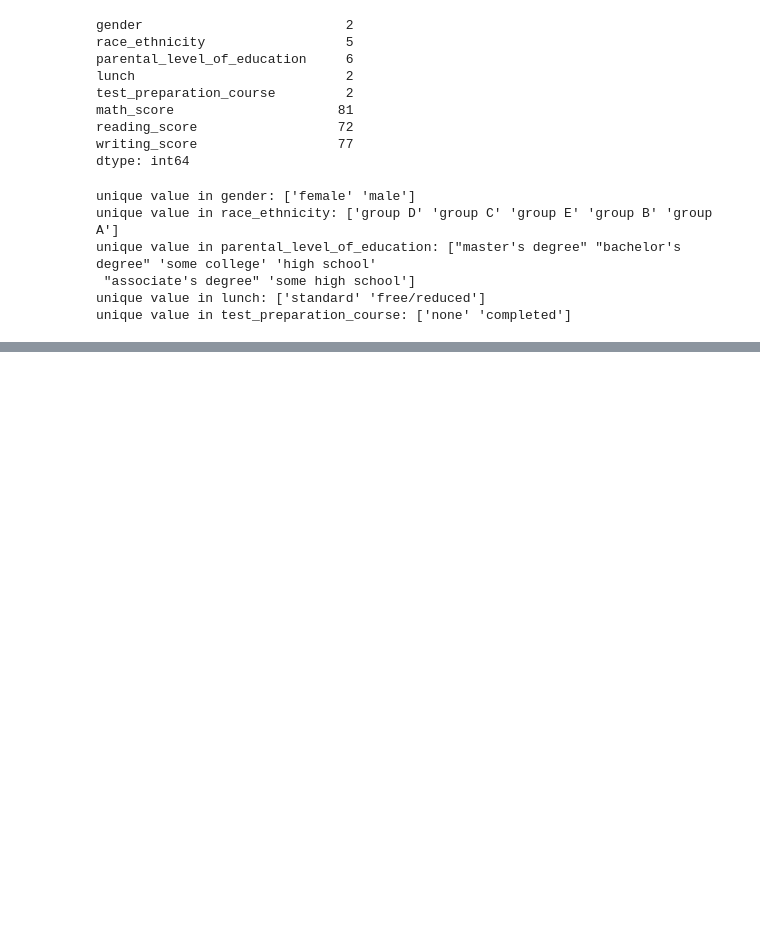
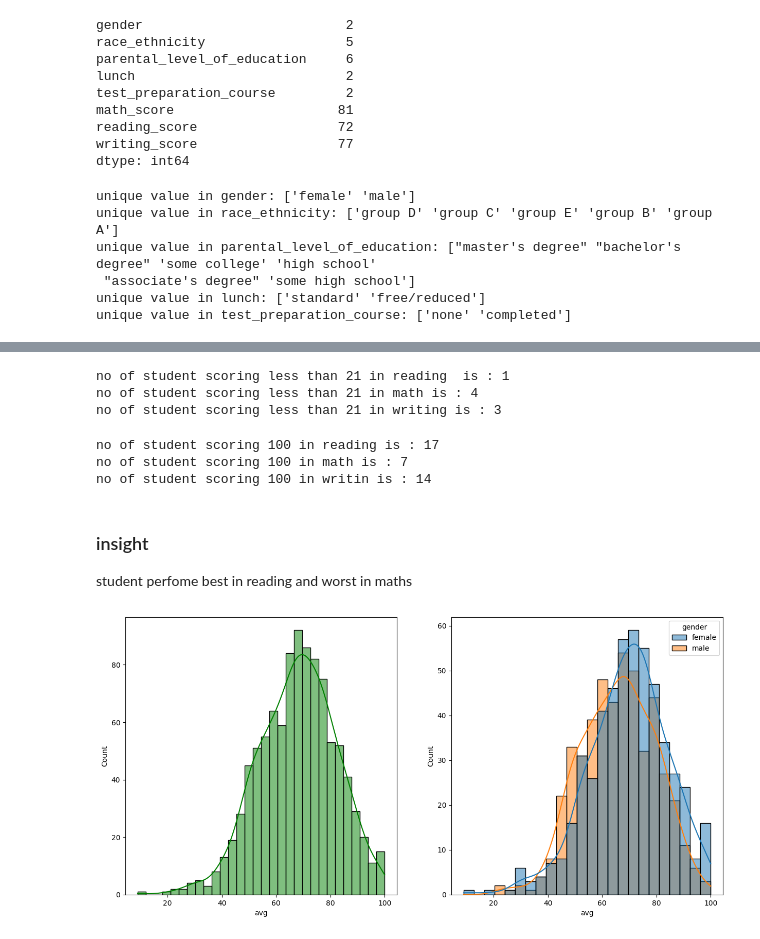
Before and after one commit to Sarthak1311/dsproject, a Jupyter notebook: notebook/EDA student performace.ipynb, the cells around one changed output, grey strips where cells are left out. Drawn from its saved outputs; the diff is of its cells as text; code cells hidden in the pictures; blank space fills up the shorter version.

```diff
--- a/notebook/EDA student performace.ipynb
+++ b/notebook/EDA student performace.ipynb
@@ -93,0 +181,4 @@ there are 5 numerical columns :['gender', 'race_ethnicity', 'parental_level_of_e
+# %%
+df['total'] = df['reading_score']+df['math_score'] + df['writing_score']
+df["avg"] = df['total']/3
+df.head()
@@ -93,0 +204,37 @@ there are 5 numerical columns :['gender', 'race_ethnicity', 'parental_level_of_e
+# %%
+reading_less_20 = df[df['reading_score']<=20]['avg'].count()
+math_less_20 = df[df['math_score']<=20]['avg'].count()
+writing_less_20 = df[df['writing_score']<=20]['avg'].count()
+
+print(f"no of student scoring less than 21 in reading  is : {reading_less_20}")
+print(f"no of student scoring less than 21 in math is : {math_less_20}")
+print(f"no of student scoring less than 21 in writing is : {writing_less_20}")
+# %% [output]
+no of student scoring less than 21 in reading  is : 1
+no of student scoring less than 21 in math is : 4
+no of student scoring less than 21 in writing is : 3
+# %%
+reading_100 = df[df['reading_score']==100]['avg'].count()
+math_100 = df[df['math_score']==100]['avg'].count()
+writing_100 = df[df['writing_score']==100]['avg'].count()
+
+print(f"no of student scoring 100 in reading is : {reading_100}")
+print(f"no of student scoring 100 in math is : {math_100}")
+print(f"no of student scoring 100 in writin is : {writing_100}")
+# %% [output]
+no of student scoring 100 in reading is : 17
+no of student scoring 100 in math is : 7
+no of student scoring 100 in writin is : 14
+# %% [markdown]
+### insight
+student perfome best in reading and worst in maths
+# %%
+# EDA
+fig, axs = plt.subplots(1, 2, figsize=(15, 7))
+plt.subplot(121)
+sns.histplot(data=df,x='avg',bins=30,kde=True,color='g')
+plt.subplot(122)
+sns.histplot(data=df,x='avg',kde=True,hue='gender')
+plt.show()
+# %% [output]
+[figure, added]
```
Also changed, not shown: parts of 18 cells of this notebook, 2 other files.
